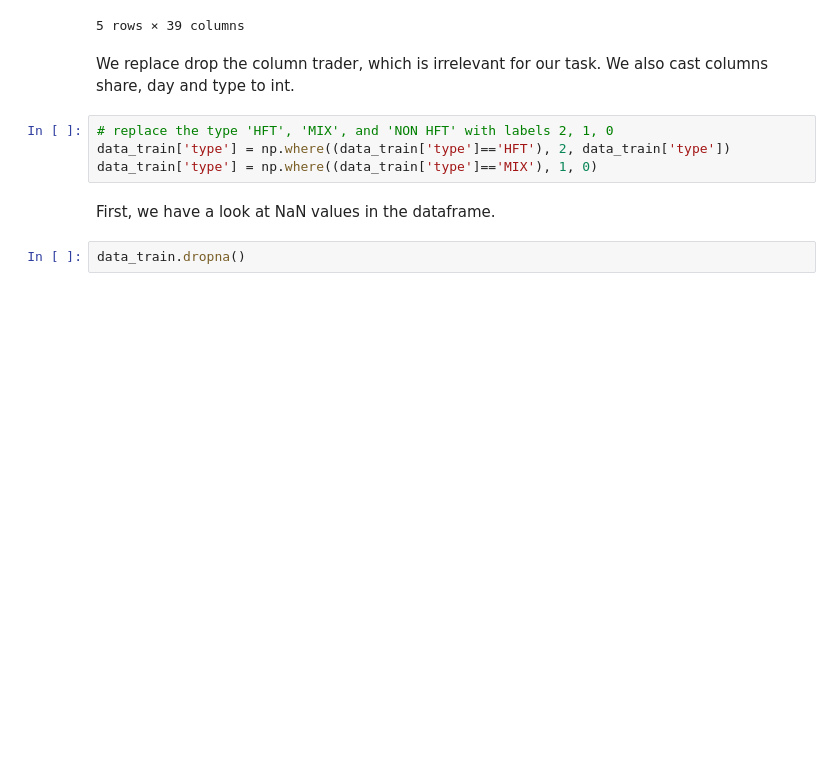
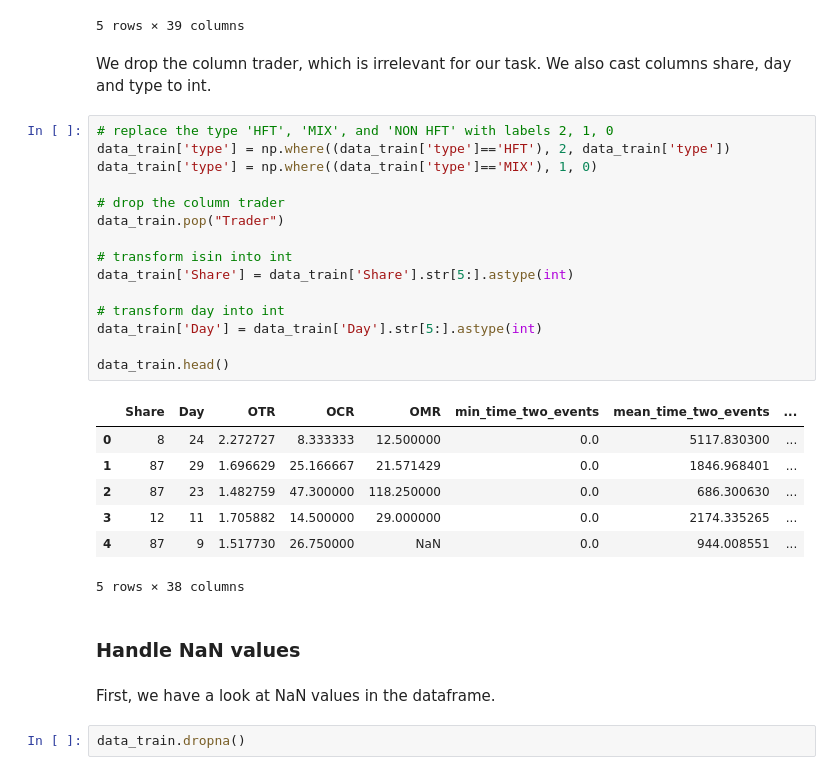
Before and after one commit to s-dlr/project_MAP569, a Jupyter notebook: HFT.ipynb, the cells around one changed output. Saved outputs shown, nothing was run; the diff lists cells and outputs as text; blank space fills up the shorter version.

Commit message:
organisation et préparation du dataframe

```diff
--- a/HFT.ipynb
+++ b/HFT.ipynb
@@ -63,11 +67,32 @@ data_train.head()
 | 4 | Isin_87 | Date_9 | Trader_10 | 1.517730 | 26.750000 | NaN | 0.0 | 944.008551 | ... |
 5 rows × 39 columns
 # %% [markdown]
-We replace drop the column trader, which is irrelevant for our task. We also cast columns share, day and type to int.
+We drop the column trader, which is irrelevant for our task. We also cast columns share, day and type to int.
 # %%
 # replace the type 'HFT', 'MIX', and 'NON HFT' with labels 2, 1, 0
 data_train['type'] = np.where((data_train['type']=='HFT'), 2, data_train['type'])
 data_train['type'] = np.where((data_train['type']=='MIX'), 1, 0)
+
+# drop the column trader
+data_train.pop("Trader")
+
+# transform isin into int
+data_train['Share'] = data_train['Share'].str[5:].astype(int)
+
+# transform day into int
+data_train['Day'] = data_train['Day'].str[5:].astype(int)
+
+data_train.head()
+# %% [output]
+|  | Share | Day | OTR | OCR | OMR | min_time_two_events | mean_time_two_events | ... |
+| 0 | 8 | 24 | 2.272727 | 8.333333 | 12.500000 | 0.0 | 5117.830300 | ... |
+| 1 | 87 | 29 | 1.696629 | 25.166667 | 21.571429 | 0.0 | 1846.968401 | ... |
+| 2 | 87 | 23 | 1.482759 | 47.300000 | 118.250000 | 0.0 | 686.300630 | ... |
+| 3 | 12 | 11 | 1.705882 | 14.500000 | 29.000000 | 0.0 | 2174.335265 | ... |
+| 4 | 87 | 9 | 1.517730 | 26.750000 | NaN | 0.0 | 944.008551 | ... |
+5 rows × 38 columns
+# %% [markdown]
+### Handle NaN values
 # %% [markdown]
 First, we have a look at NaN values in the dataframe.
 # %%
```
Also changed, not shown: parts of 2 cells of this notebook.
